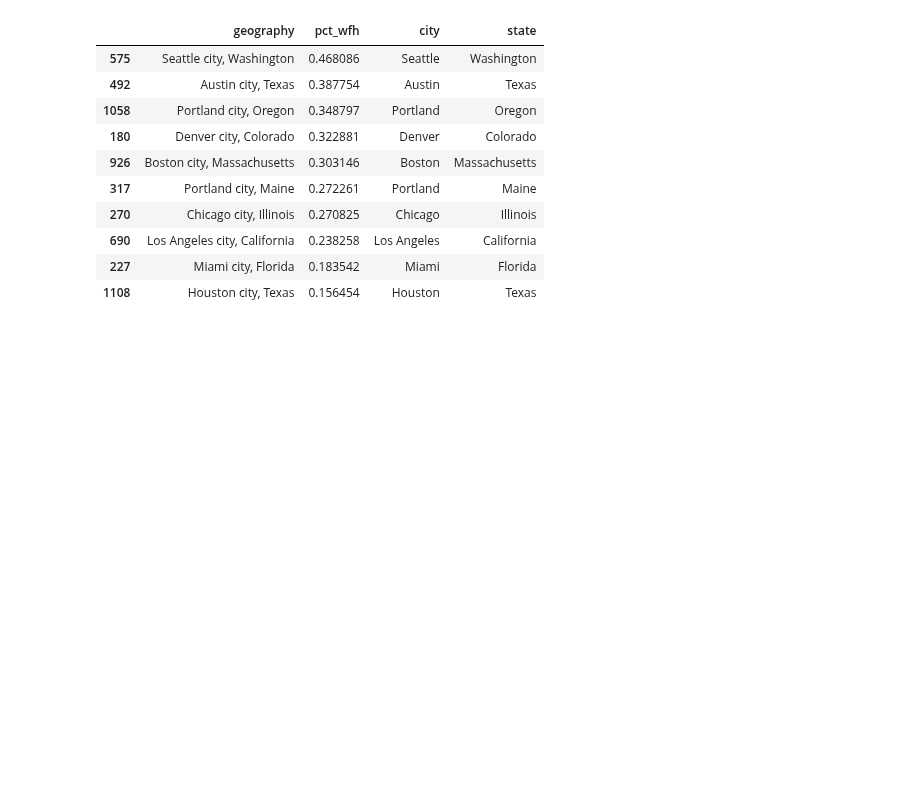
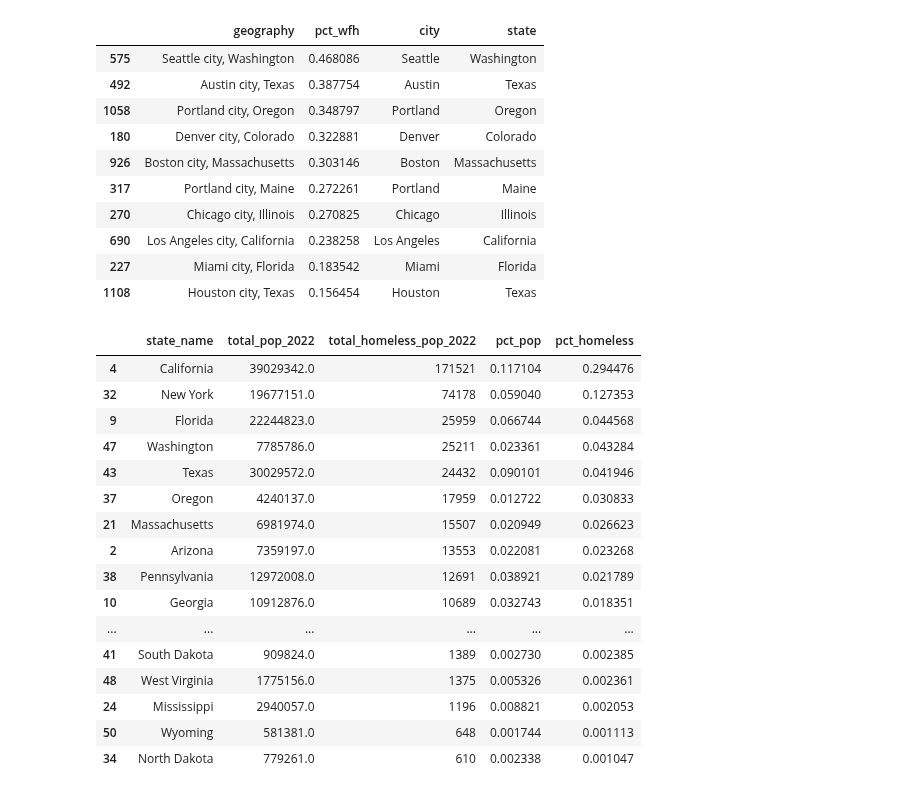
Before and after one commit to buchmayne/trivia, a Jupyter notebook: content/2023/June-2023/Make-Maps.ipynb, the cells around one changed output. Cells and saved outputs as stored; diff of their text form; code cells hidden in the pictures; blank space fills up the shorter version.

Commit message:
homeless question complete

```diff
--- a/content/2023/June-2023/Make-Maps.ipynb
+++ b/content/2023/June-2023/Make-Maps.ipynb
@@ -131,0 +158,56 @@ cities = [
+# %%
+total_pop_fixed = (
+    pd.concat([
+        total_pop.loc[total_pop['state'] != 'United States'],
+        total_pop.loc[total_pop['state'] == 'United States']
+        ], axis=0)
+    .rename(columns={'state': "state_"})
+)
+# %%
+totals = (
+    pd.concat([homeless.reset_index(drop=True), total_pop_fixed.reset_index(drop=True)], axis=1)
+    .loc[51, :]
+    )
+# %%
+crosswalk = (
+    pygris
+    .fips_codes()
+    [['state', 'state_name']]
+    .drop_duplicates()
+    .reset_index(drop=True)
+    .iloc[:51]
+    )
+# %%
+(
+    total_pop_fixed.reset_index(drop=True)
+    .iloc[:51]
+    .assign(state_name=lambda df_: df_['state_'].str[1:])
+    .drop('state_', axis=1)
+    .merge(crosswalk)
+    .merge(homeless)
+    .drop('state', axis=1)
+    .assign(
+        pct_pop=lambda df_: df_['total_pop_2022'] / totals.loc['total_pop_2022'],
+        pct_homeless=lambda df_: df_['total_homeless_pop_2022'] / totals.loc['total_homeless_pop_2022']
+    )
+    .sort_values('pct_homeless', ascending=False)
+    [['state_name', 'total_pop_2022', 'total_homeless_pop_2022', 'pct_pop', 'pct_homeless']]
+)
+# %% [output]
+|  | state_name | total_pop_2022 | total_homeless_pop_2022 | pct_pop | pct_homeless |
+| 4 | California | 39029342.0 | 171521 | 0.117104 | 0.294476 |
+| 32 | New York | 19677151.0 | 74178 | 0.059040 | 0.127353 |
+| 9 | Florida | 22244823.0 | 25959 | 0.066744 | 0.044568 |
+| 47 | Washington | 7785786.0 | 25211 | 0.023361 | 0.043284 |
+| 43 | Texas | 30029572.0 | 24432 | 0.090101 | 0.041946 |
+| 37 | Oregon | 4240137.0 | 17959 | 0.012722 | 0.030833 |
+| 21 | Massachusetts | 6981974.0 | 15507 | 0.020949 | 0.026623 |
+| 2 | Arizona | 7359197.0 | 13553 | 0.022081 | 0.023268 |
+| 38 | Pennsylvania | 12972008.0 | 12691 | 0.038921 | 0.021789 |
+| 10 | Georgia | 10912876.0 | 10689 | 0.032743 | 0.018351 |
+| ... | ... | ... | ... | ... | ... |
+| 41 | South Dakota | 909824.0 | 1389 | 0.002730 | 0.002385 |
+| 48 | West Virginia | 1775156.0 | 1375 | 0.005326 | 0.002361 |
+| 24 | Mississippi | 2940057.0 | 1196 | 0.008821 | 0.002053 |
+| 50 | Wyoming | 581381.0 | 648 | 0.001744 | 0.001113 |
+| 34 | North Dakota | 779261.0 | 610 | 0.002338 | 0.001047 |
```
Also changed, not shown: parts of 6 cells of this notebook, 4 other files.
